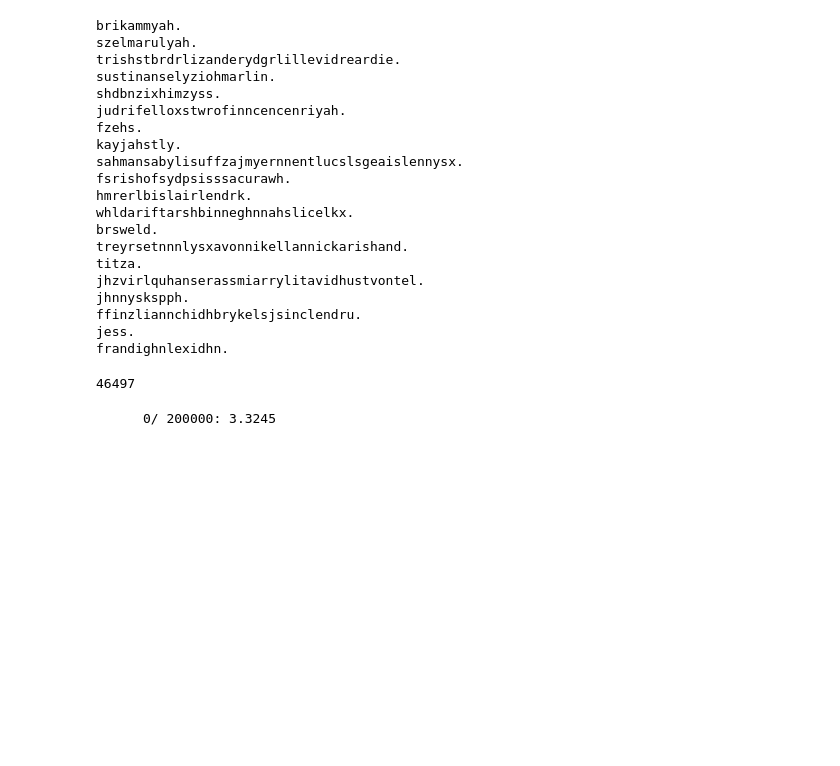
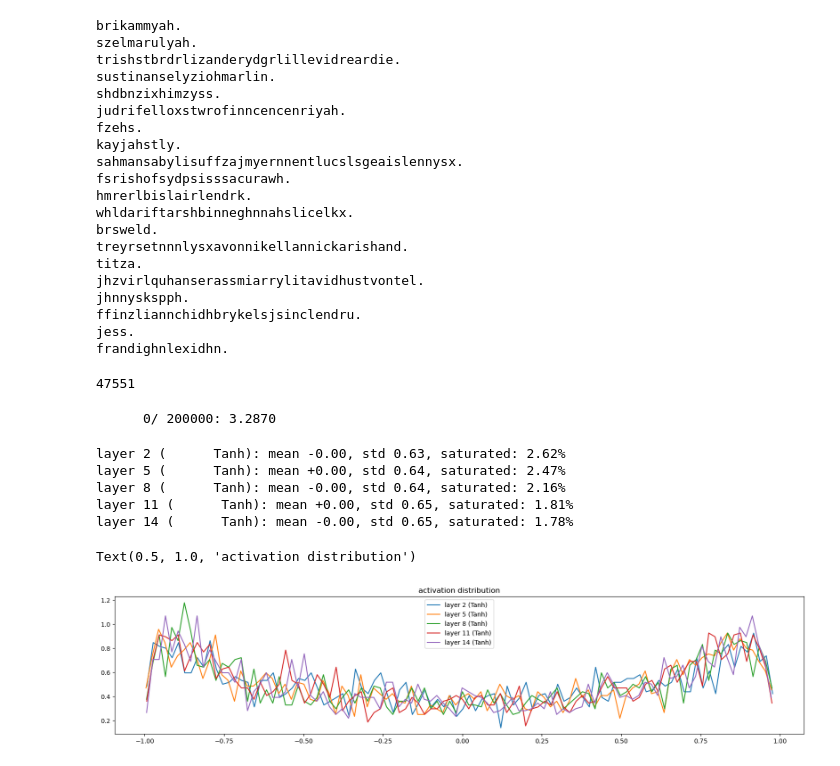
Before and after one commit to ColterDowning/makemore_from_scratch, a Jupyter notebook: build_makemore_mlp2.ipynb, the cells around one changed output. Drawn from its saved outputs; the diff is of its cells as text; code cells hidden in the pictures; blank space fills up the shorter version.

```diff
--- a/build_makemore_mlp2.ipynb
+++ b/build_makemore_mlp2.ipynb
@@ -332,7 +332,7 @@ class BatchNorm1d:
         else:
             xmean = self.running_mean
             xvar = self.running_var
-        xhat = (x - xmean) / torch.sqrt(xvar + self.eps) # normalize to unit variance
+        xhat = (x - xmean) / torch.sqrt(xvar + self.eps) # normalize to unit variance. This is the heart of batch norm.
         self.out = self.gamma * xhat + self.beta # add the parameters
 
         # update buffers
@@ -358,19 +358,19 @@ g = torch.Generator().manual_seed(2147483647) # for reproducibility
 
 C = torch.randn((vocab_size, n_embd),            generator=g)
 layers = [
-  Linear(n_embd * block_size, n_hidden), Tanh(),
-  Linear(           n_hidden, n_hidden), Tanh(),
-  Linear(           n_hidden, n_hidden), Tanh(),
-  Linear(           n_hidden, n_hidden), Tanh(),
-  Linear(           n_hidden, n_hidden), Tanh(),
-  Linear(           n_hidden, vocab_size),
+  Linear(n_embd * block_size, n_hidden), BatchNorm1d(n_hidden), Tanh(),
+  Linear(           n_hidden, n_hidden), BatchNorm1d(n_hidden), Tanh(),
+  Linear(           n_hidden, n_hidden), BatchNorm1d(n_hidden), Tanh(),
+  Linear(           n_hidden, n_hidden), BatchNorm1d(n_hidden), Tanh(),
+  Linear(           n_hidden, n_hidden), BatchNorm1d(n_hidden), Tanh(),
+  Linear(           n_hidden, vocab_size), BatchNorm1d(vocab_size),
 ]
 # Look how easy this is!!! Because we now have classes, or modules, for each layer, we can just stack them up to build our MLP! This example has 6 layers, with each input going through
 # the linear-batchnorm-tanh cycle 6 times!
 
 with torch.no_grad():
     # make the last layer less confident
-    layers[-1].weight *= 0.1
+    layers[-1].gamma *= 0.1
     # all other layers: apply gain
     for layer in layers[:-1]:
         if isinstance(layer, Linear):
@@ -382,12 +382,13 @@ print(sum(p.nelement() for p in parameters)) # total number of parameters
 for p in parameters:
     p.requires_grad = True
 # %% [output]
-46497
+47551
 # %%
 # same optimization as last time
 max_steps = 200000
 batch_size = 32
 lossi = []
+ud = []
 
 for i in range(max_steps):
 
@@ -418,8 +419,40 @@ for i in range(max_steps):
   if i % 10000 == 0: # print every once in a while
     print(f'{i:7d}/{max_steps:7d}: {loss.item():.4f}')
   lossi.append(loss.log10().item())
+  with torch.no_grad():
+    ud.append([(lr*p.grad.std() / p.data.std()).log10().item() for p in parameters])
 
-  break
+  if i >= 1000:
+    break
 # %% [output]
-      0/ 200000: 3.3245
+      0/ 200000: 3.2870
+# %%
+# This graph shows the 'activation distribution'. Think of this as the distribution of all the neuron values in each Tanh layer. The range from -1 to 1. We call a neuron saturated
+# if the absolute value is greater than 0.97, meaning it is on the far ends of the tails of the Tanh function. Remember, this is not desirable since it leads to poor gradients.
+
+# Good result: Mean centered on 0, std around 0.65, saturation lower than 10% (and lower than 4% is even better)
+# Bad result: Mean shifted off 0, high std, high saturation
+
+# This gets much easier with batchnorm, since the distribution is modified to be gaussian normal after each linear layer, right before these tanh layers.
+
+# Visualize histograms
+plt.figure(figsize=(20,4)) # width and height of the plot
+legends = []
+for i, layer in enumerate(layers[:-1]): # exclude the output layer
+    if isinstance(layer, Tanh):
+        t = layer.out
+        print('layer %d (%10s): mean %+.2f, std %.2f, saturated: %.2f%%' % (i, layer.__class__.__name__, t.mean(), t.std(), (t.abs() > 0.97).float().mean()*100))
+        hy, hx = torch.histogram(t, density=True)
+        plt.plot(hx[:-1].detach(), hy.detach())
+        legends.append(f'layer {i} ({layer.__class__.__name__})')
+plt.legend(legends);
+plt.title('activation distribution')
+# %% [output]
+layer 2 (      Tanh): mean -0.00, std 0.63, saturated: 2.62%
+layer 5 (      Tanh): mean +0.00, std 0.64, saturated: 2.47%
+layer 8 (      Tanh): mean -0.00, std 0.64, saturated: 2.16%
+layer 11 (      Tanh): mean +0.00, std 0.65, saturated: 1.81%
+layer 14 (      Tanh): mean -0.00, std 0.65, saturated: 1.78%
+Text(0.5, 1.0, 'activation distribution')
+[figure, added]
 # %%
```
Also changed, not shown: parts of 5 cells of this notebook.
